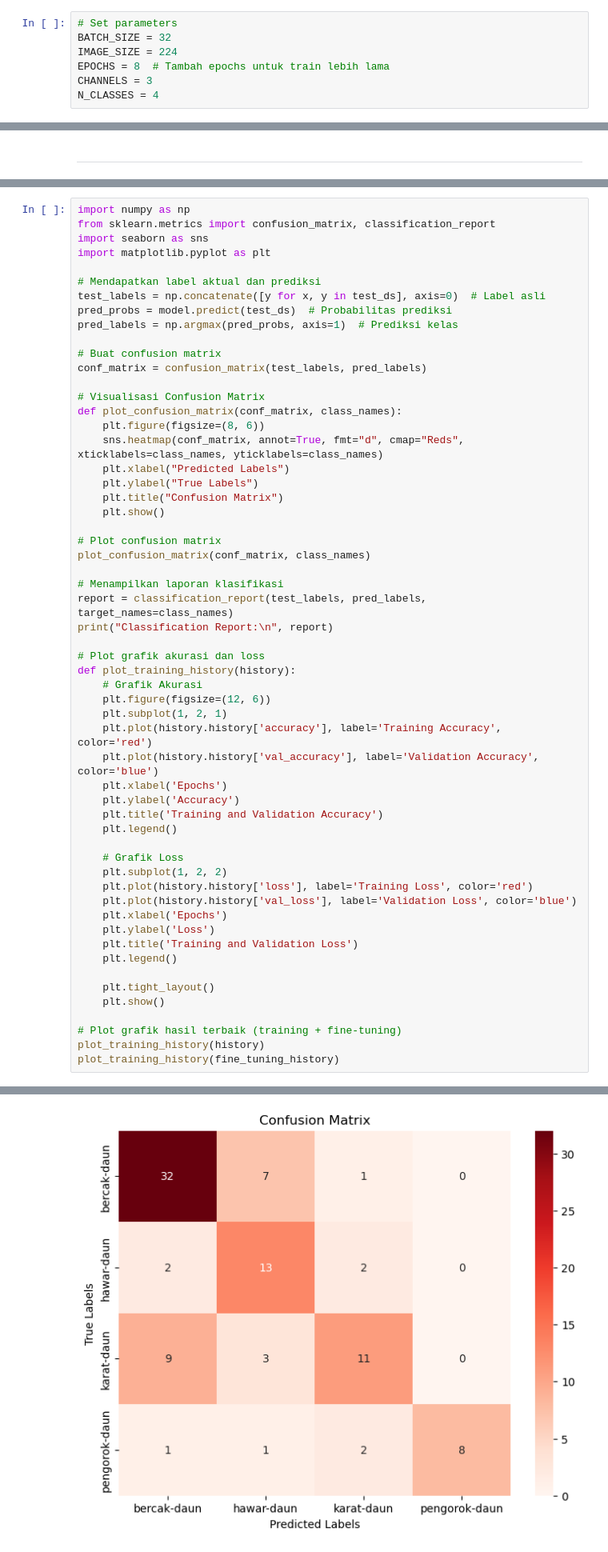
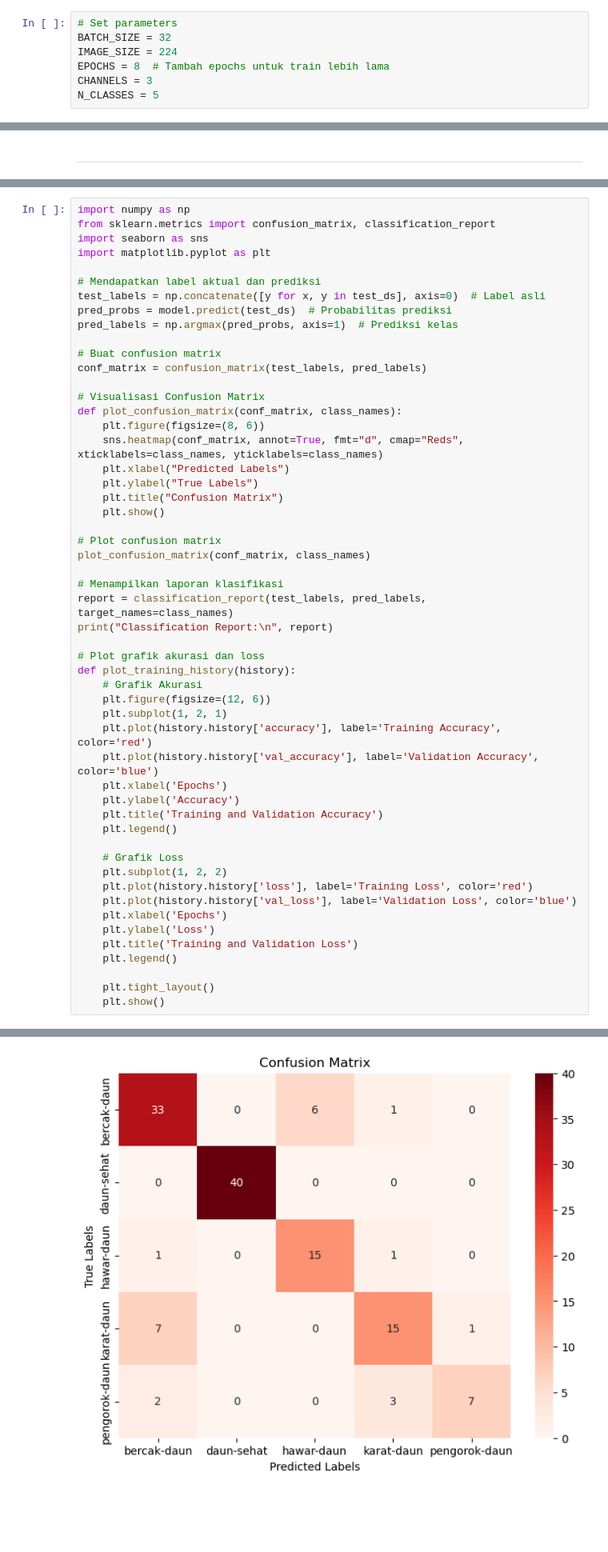
Before and after one commit to YenRylin/Coffee-Leaf-Disease-Detection-Using-CNN, a Jupyter notebook: MobileNetV2.ipynb, the cells around one changed output, grey strips where cells are left out. Shown at 80% size. Cells and saved outputs as stored; diff of their text form; blank space fills up the shorter version.

```diff
--- a/MobileNetV2.ipynb
+++ b/MobileNetV2.ipynb
@@ -8,7 +8,7 @@ BATCH_SIZE = 32
 IMAGE_SIZE = 224
 EPOCHS = 8  # Tambah epochs untuk train lebih lama
 CHANNELS = 3
-N_CLASSES = 4
+N_CLASSES = 5
 # %%
 # Normalisasi dataset (normalisasi ke rentang 0-1)
 def normalize_img(image, label):
@@ -241,8 +269,4 @@ def plot_training_history(history):
 
     plt.tight_layout()
     plt.show()
-
-# Plot grafik hasil terbaik (training + fine-tuning)
-plot_training_history(history)
-plot_training_history(fine_tuning_history)
 # %% [output]
@@ -250,4 +274,4 @@ plot_training_history(fine_tuning_history)
-[figure, old version]
+[figure, new version]
 Classification Report:
                 precision    recall  f1-score   support
 
```
Also changed, not shown: parts of 8 cells of this notebook, 1 other file.
